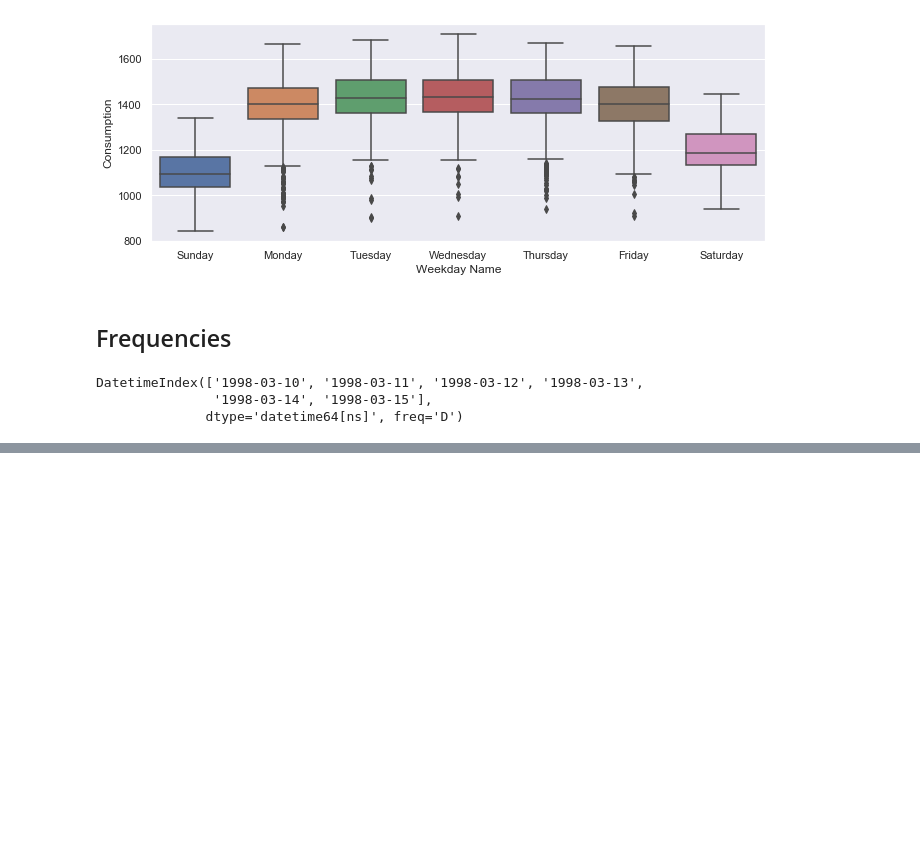
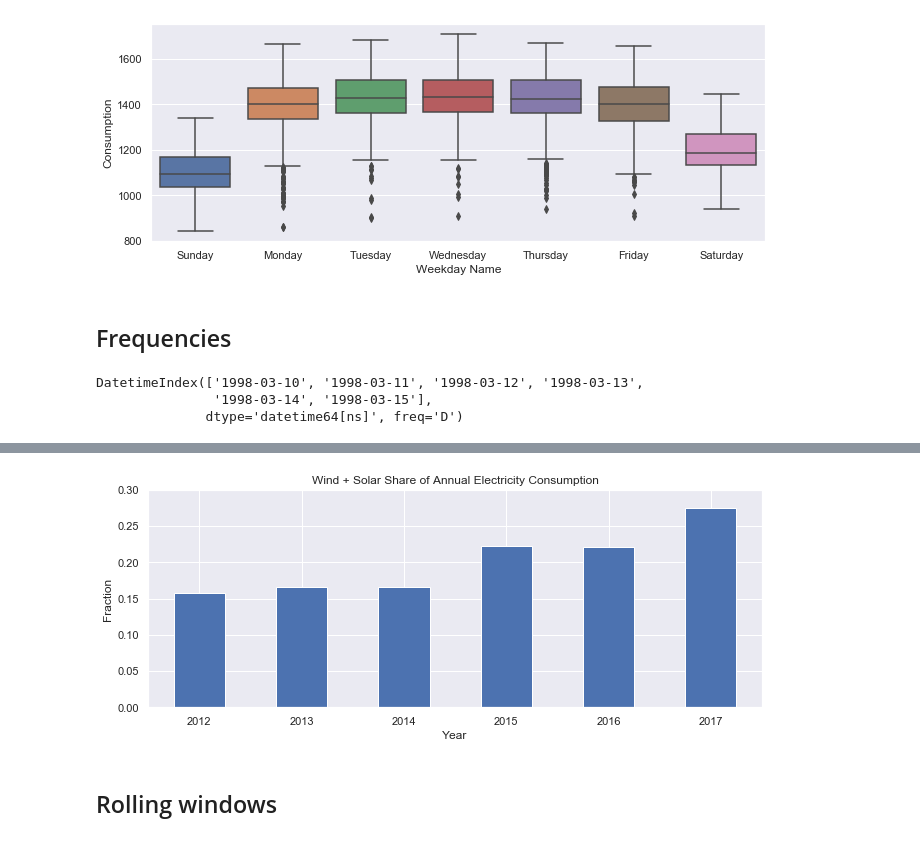
Before and after one commit to xiao3/small_test, a Jupyter notebook: test_open_power_systems.ipynb, the cells around one changed output, grey strips where cells are left out. Saved outputs shown, nothing was run; the diff lists cells and outputs as text; code cells hidden in the pictures; blank space fills up the shorter version.

```diff
--- a/open_power_systems.ipynb
+++ b/test_open_power_systems.ipynb
@@ -228,0 +349,12 @@ DatetimeIndex(['1998-03-10', '1998-03-11', '1998-03-12', '1998-03-13',
+# %%
+# Compute the annual sums, setting the value to NaN for any year which has
+# fewer than 360 days of data
+opsd_annual = opsd_daily[data_columns].resample('A').sum(min_count=360)
+# The default index of the resampled DataFrame is the last day of each year,
+# ('2006-12-31', '2007-12-31', etc.) so to make life easier, set the index
+# to the year component
+opsd_annual = opsd_annual.set_index(opsd_annual.index.year)
+opsd_annual.index.name = 'Year'
+# Compute the ratio of Wind+Solar to Consumption
+opsd_annual['Wind+Solar/Consumption'] = opsd_annual['Wind+Solar'] / opsd_annual['Consumption']
+opsd_annual.tail(3)
@@ -228,0 +367,11 @@ DatetimeIndex(['1998-03-10', '1998-03-11', '1998-03-12', '1998-03-13',
+# %%
+# Plot from 2012 onwards, because there is no solar production data in earlier years
+ax = opsd_annual.loc[2012:, 'Wind+Solar/Consumption'].plot.bar(color='C0')
+ax.set_ylabel('Fraction')
+ax.set_ylim(0, 0.3)
+ax.set_title('Wind + Solar Share of Annual Electricity Consumption')
+plt.xticks(rotation=0);
+# %% [output]
+[figure, added]
+# %% [markdown]
+## Rolling windows
```
Also changed, not shown: parts of 21 cells of this notebook, 3 other files.
